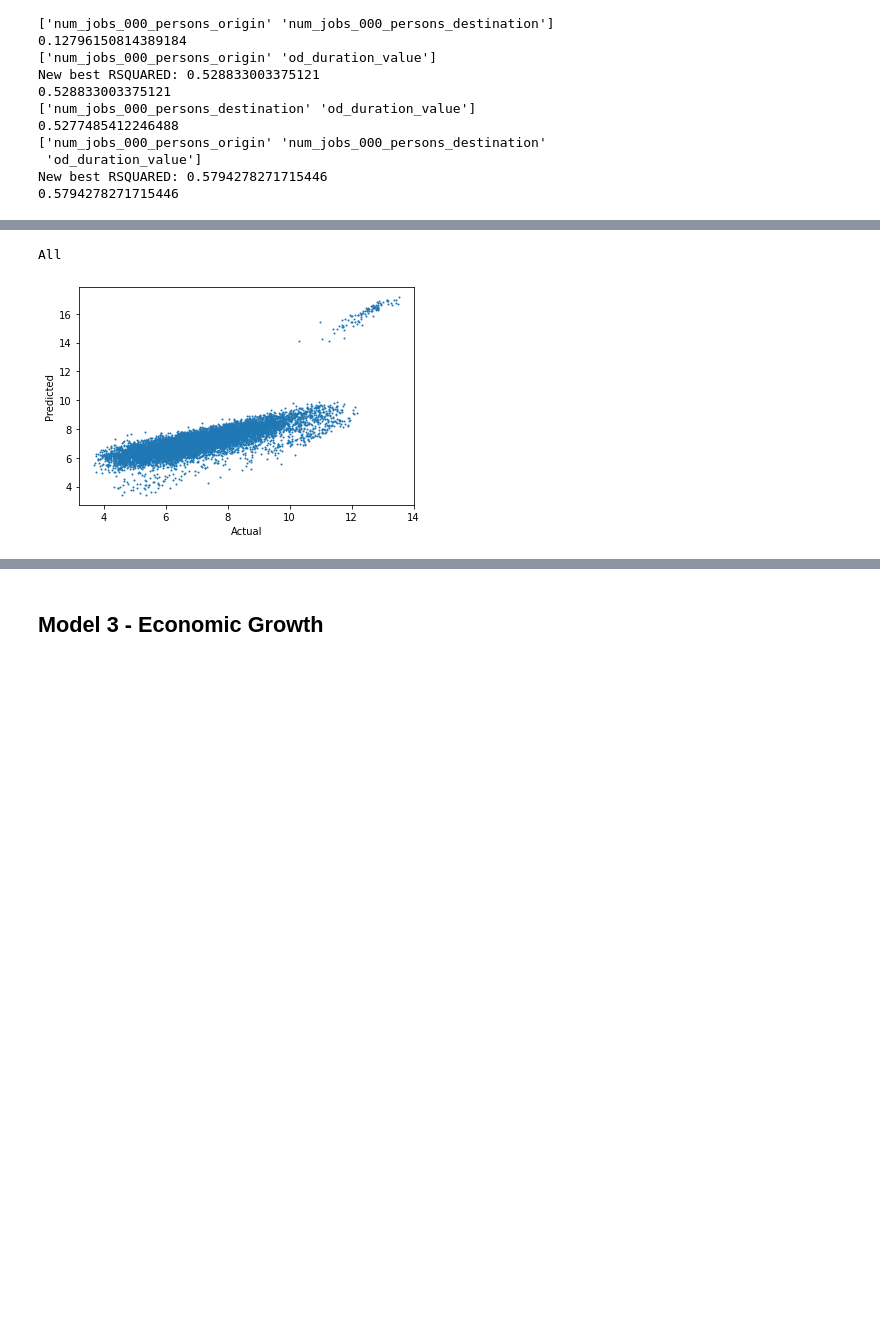
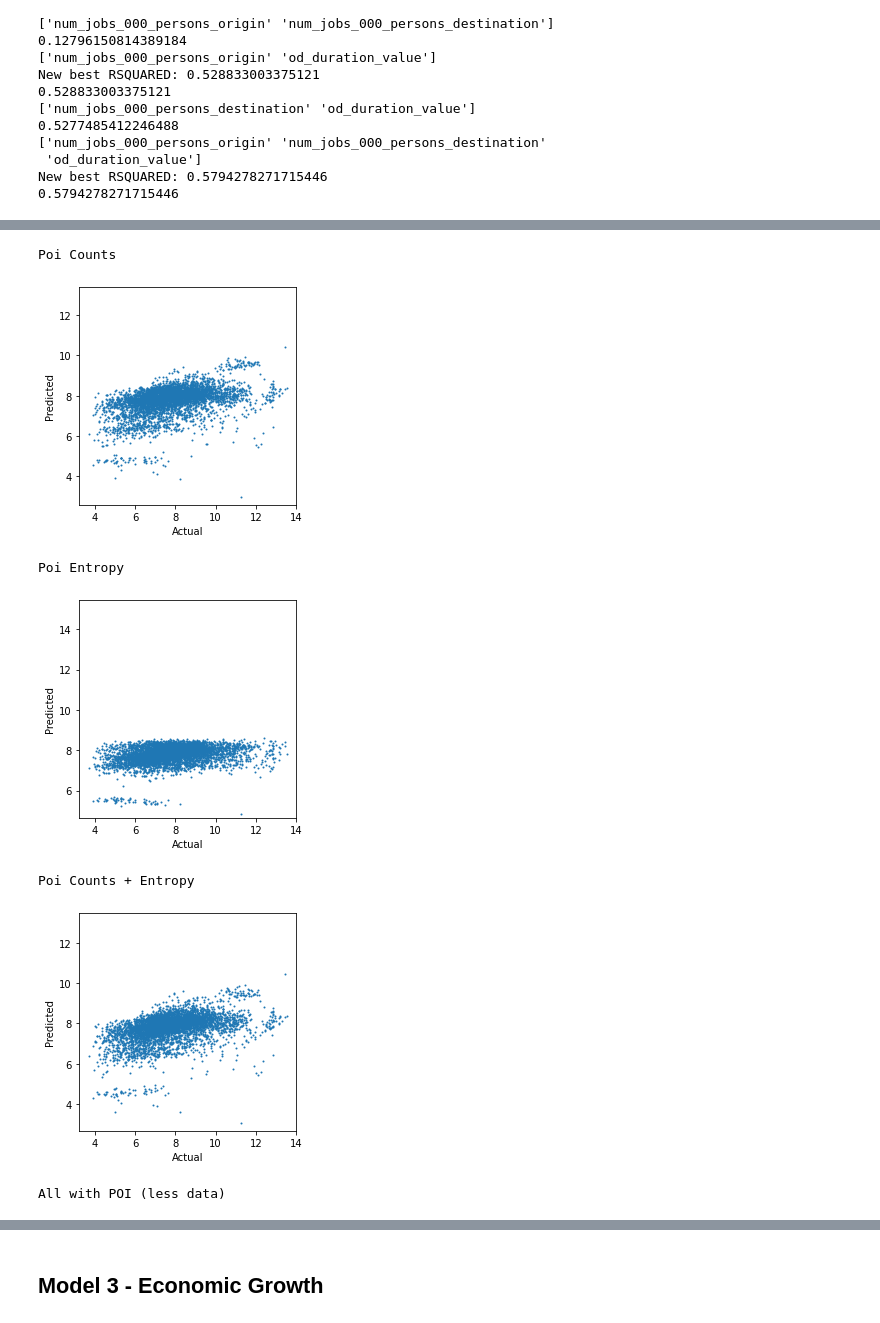
Before and after one commit to cjsyzwsh/South_Australia_Transport_Econ, a Jupyter notebook: notebooks/jason/4_models-degree.ipynb, the cells around one changed output, grey strips where cells are left out. Drawn from its saved outputs; the diff is of its cells as text; code cells hidden in the pictures; blank space fills up the shorter version.

```diff
--- a/notebooks/jason/4_models-degree.ipynb
+++ b/notebooks/jason/4_models-degree.ipynb
@@ -595,0 +622,17 @@ table1.head()
+# %%
+# y
+y = np.log(edge_poi_df['total_stays'])
+# y = np.log(edge_df['unique_agents'])
+
+# X
+edge_poi_df[["poi_entropy_x","poi_entropy_y"]] = edge_poi_df[["poi_entropy_x","poi_entropy_y"]] + 1
+X = np.log(edge_poi_df[["poi_count_x","poi_count_y","poi_entropy_x","poi_entropy_y"]])
+
+X = sm.add_constant(X)
+# %%
+# linear reg
+mod = sm.OLS(y, X)
+res = mod.fit()
+models.append(("Poi Counts + Entropy", X, res))
+print(res.summary())
+print(res.rsquared)
@@ -595,0 +657,18 @@ table1.head()
+# %%
+# y
+y = np.log(edge_poi_df['total_stays'])
+# y = np.log(edge_df['unique_agents'])
+
+# X
+edge_poi_df[["poi_entropy_x","poi_entropy_y"]] = edge_poi_df[["poi_entropy_x","poi_entropy_y"]] + 1
+X = np.log(edge_poi_df[['num_jobs_000_persons_origin', 'num_jobs_000_persons_destination',
+                    'od_duration_value',"poi_count_x","poi_count_y","poi_entropy_x","poi_entropy_y"]])
+
+X = sm.add_constant(X)
+# %%
+# linear reg
+mod = sm.OLS(y, X)
+res = mod.fit()
+models.append(("All with POI (less data)", X, res))
+print(res.summary())
+print(res.rsquared)
@@ -629,14 +744,21 @@ R\_squared                            &      0.579 \\
 \bottomrule
 \end{tabular}
 # %%
-for variables,data, model in models:
+for variables,data, model in models[1:]:
     print(variables)
     y_pred = model.predict(data)
     plt.clf()
     plt.scatter(y,y_pred,s=1)
     plt.xlabel("Actual")
     plt.ylabel("Predicted")
+    plt.axis('square')
+    plt.savefig("../../../Gravity-model-for-econ-and-transport-networks/" + variables + "2.png")
     plt.show()
 # %% [output]
-All
+Poi Counts
-[figure, old version]
+[figure, new version]
+Poi Entropy
+[figure, added]
+Poi Counts + Entropy
+[figure, added]
+All with POI (less data)
```
Also changed, not shown: parts of 28 cells of this notebook, 5 other files.
